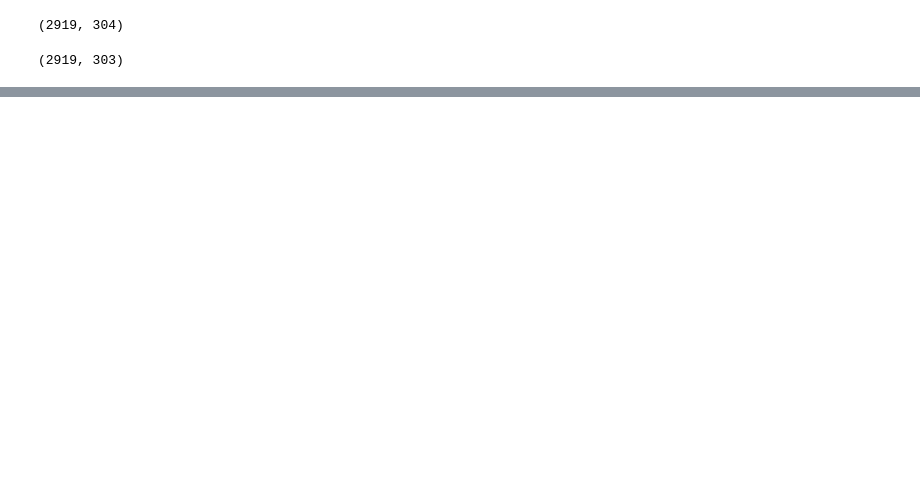
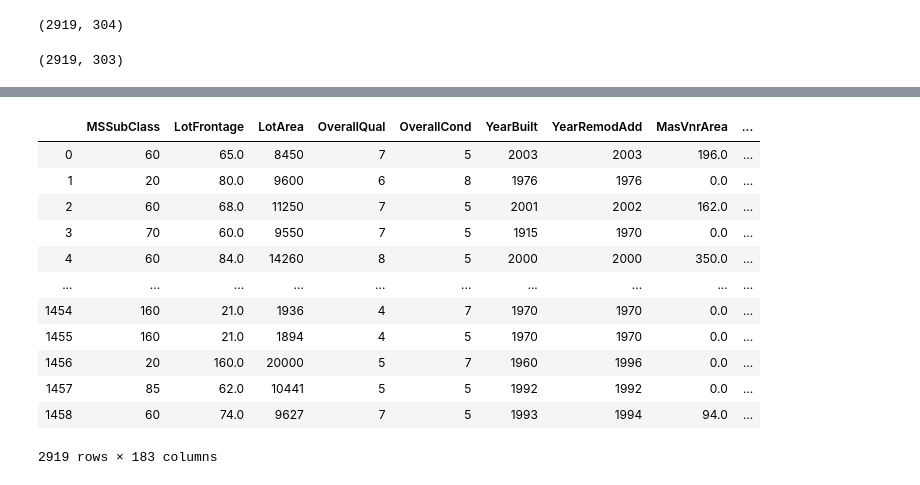
Before and after one commit to AtharvaShembade/DataAnalysis, a Jupyter notebook: House price/Untitled.ipynb, the cells around one changed output, grey strips where cells are left out. Cells and saved outputs as stored; diff of their text form; code cells hidden in the pictures; blank space fills up the shorter version.

```diff
--- a/House price/Untitled.ipynb
+++ b/House price/Untitled.ipynb
@@ -170,0 +191,14 @@ df2.shape
+# %%
+df3 = x2.copy()
+df3['SalePrice'] = y
+# %%
+corr = df3.corr(method='pearson')['SalePrice']
+# %%
+flag = 0
+for x in range(len(corr)):
+    if corr[x] < 0.05 and corr[x] > -0.05:
+        flag += 1
+        print(f"Dropping column: {df2.columns[x]}: {corr[x]}")
+        df3 = df3.drop([x2.columns[x]], axis=1)
+        print()
+print(f"flag: {flag}")
@@ -170,0 +223,16 @@ df2.shape
+# %%
+df3
+# %% [output]
+|  | MSSubClass | LotFrontage | LotArea | OverallQual | OverallCond | YearBuilt | YearRemodAdd | MasVnrArea | ... |
+| 0 | 60 | 65.0 | 8450 | 7 | 5 | 2003 | 2003 | 196.0 | ... |
+| 1 | 20 | 80.0 | 9600 | 6 | 8 | 1976 | 1976 | 0.0 | ... |
+| 2 | 60 | 68.0 | 11250 | 7 | 5 | 2001 | 2002 | 162.0 | ... |
+| 3 | 70 | 60.0 | 9550 | 7 | 5 | 1915 | 1970 | 0.0 | ... |
+| 4 | 60 | 84.0 | 14260 | 8 | 5 | 2000 | 2000 | 350.0 | ... |
+| ... | ... | ... | ... | ... | ... | ... | ... | ... | ... |
+| 1454 | 160 | 21.0 | 1936 | 4 | 7 | 1970 | 1970 | 0.0 | ... |
+| 1455 | 160 | 21.0 | 1894 | 4 | 5 | 1970 | 1970 | 0.0 | ... |
+| 1456 | 20 | 160.0 | 20000 | 5 | 7 | 1960 | 1996 | 0.0 | ... |
+| 1457 | 85 | 62.0 | 10441 | 5 | 5 | 1992 | 1992 | 0.0 | ... |
+| 1458 | 60 | 74.0 | 9627 | 7 | 5 | 1993 | 1994 | 94.0 | ... |
+2919 rows × 183 columns
```
Also changed, not shown: parts of 41 cells of this notebook, 1 other file.
